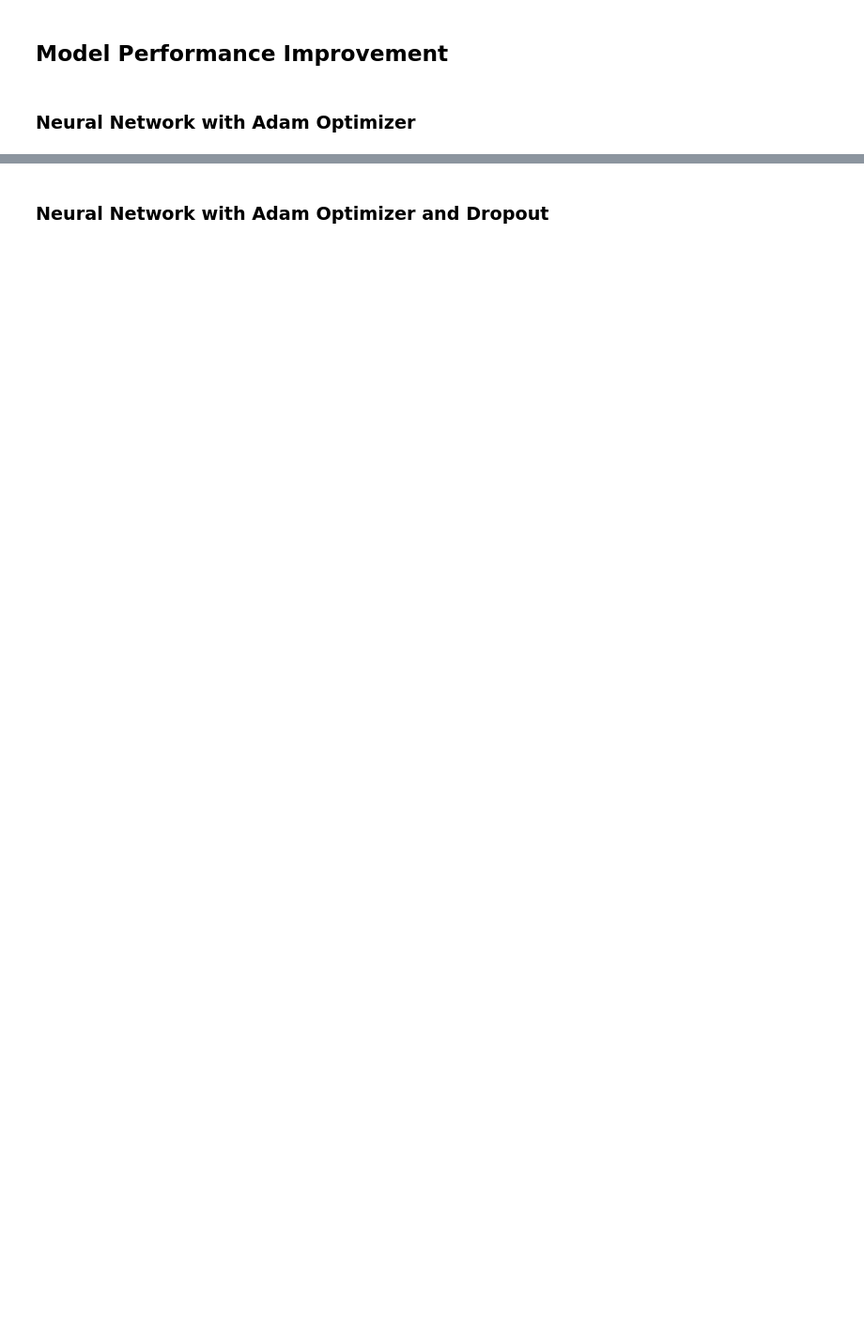
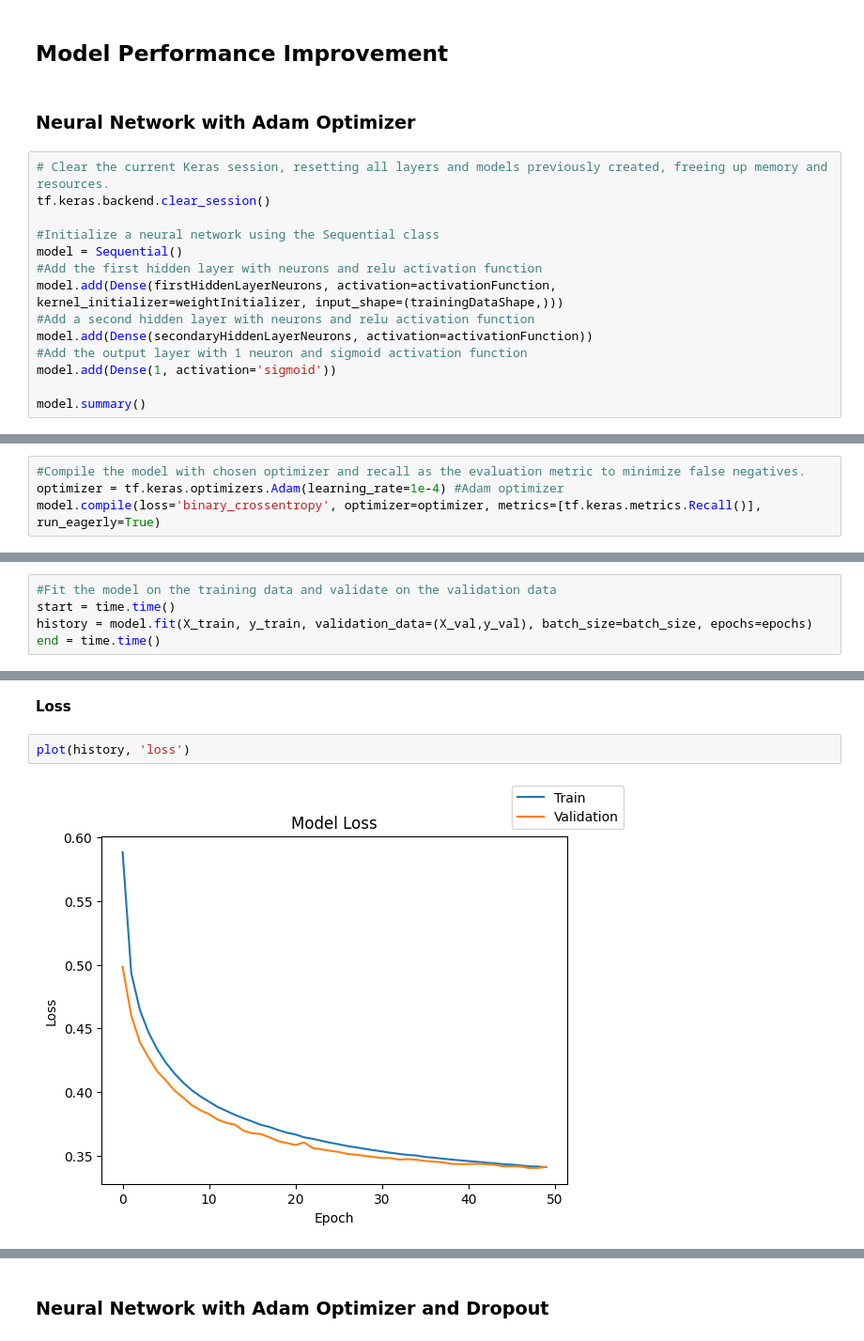
Before and after one commit to jsomerville/PGP-AI-ML-BA-UTA-JS, a Jupyter notebook: Project 4-Intro to Neural Networks/INN_Full_Code-Project_4-James_Somerville.ipynb, the cells around one changed output, grey strips where cells are left out. Shown at 94% size. Drawn from its saved outputs; the diff is of its cells as text; blank space fills up the shorter version.

```diff
--- a/Project 4-Intro to Neural Networks/INN_Full_Code-Project_4-James_Somerville.ipynb
+++ b/Project 4-Intro to Neural Networks/INN_Full_Code-Project_4-James_Somerville.ipynb
@@ -832,3 +842,17 @@ weighted avg       0.85      0.86      0.85      1500
 ## Model Performance Improvement
 # %% [markdown]
 ### Neural Network with Adam Optimizer
+# %%
+# Clear the current Keras session, resetting all layers and models previously created, freeing up memory and resources.
+tf.keras.backend.clear_session()
+
+#Initialize a neural network using the Sequential class
+model = Sequential()
+#Add the first hidden layer with neurons and relu activation function
+model.add(Dense(firstHiddenLayerNeurons, activation=activationFunction, kernel_initializer=weightInitializer, input_shape=(trainingDataShape,)))
+#Add a second hidden layer with neurons and relu activation function
+model.add(Dense(secondaryHiddenLayerNeurons, activation=activationFunction))
+#Add the output layer with 1 neuron and sigmoid activation function
+model.add(Dense(1, activation='sigmoid'))
+
+model.summary()
@@ -834,0 +875,4 @@ weighted avg       0.85      0.86      0.85      1500
+# %%
+#Compile the model with chosen optimizer and recall as the evaluation metric to minimize false negatives.
+optimizer = tf.keras.optimizers.Adam(learning_rate=1e-4) #Adam optimizer
+model.compile(loss='binary_crossentropy', optimizer=optimizer, metrics=[tf.keras.metrics.Recall()], run_eagerly=True)
@@ -834,0 +881,5 @@ weighted avg       0.85      0.86      0.85      1500
+# %%
+#Fit the model on the training data and validate on the validation data
+start = time.time()
+history = model.fit(X_train, y_train, validation_data=(X_val,y_val), batch_size=batch_size, epochs=epochs)
+end = time.time()
@@ -834,0 +904,6 @@ weighted avg       0.85      0.86      0.85      1500
+# %% [markdown]
+**Loss**
+# %%
+plot(history, 'loss')
+# %% [output]
+[figure, added]
```
Also changed, not shown: parts of 75 cells of this notebook.
